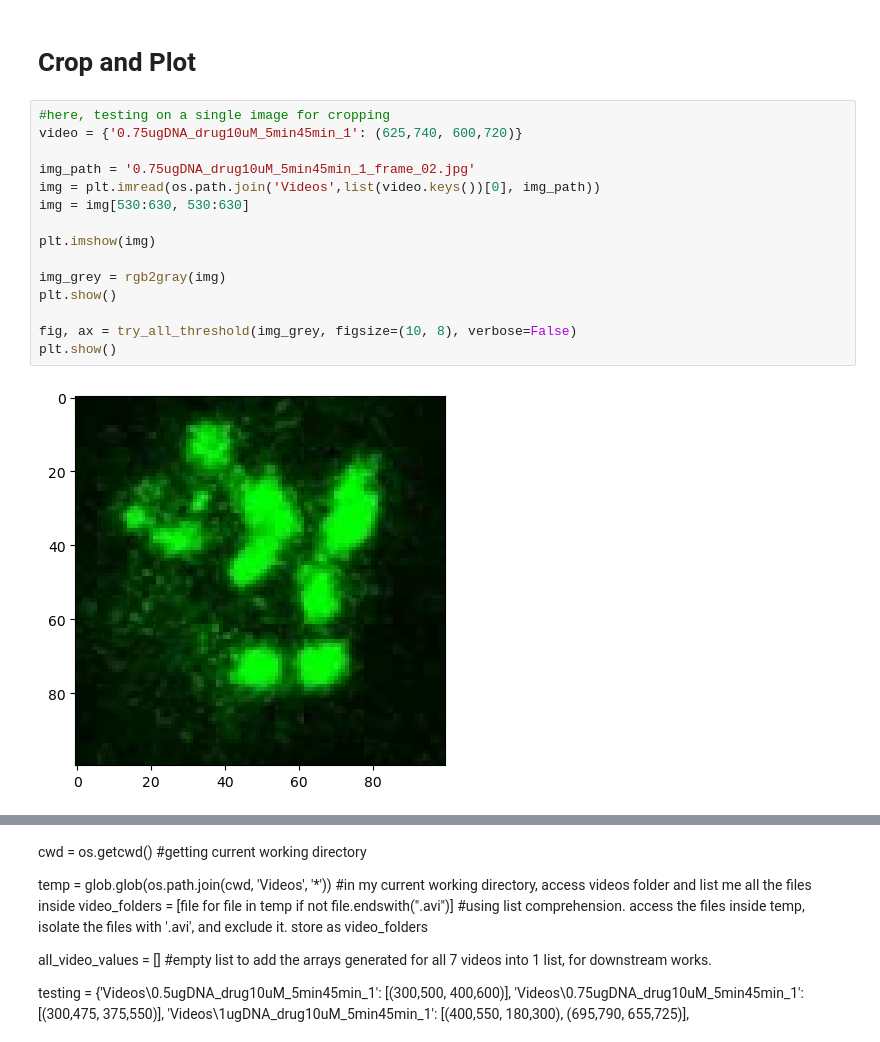
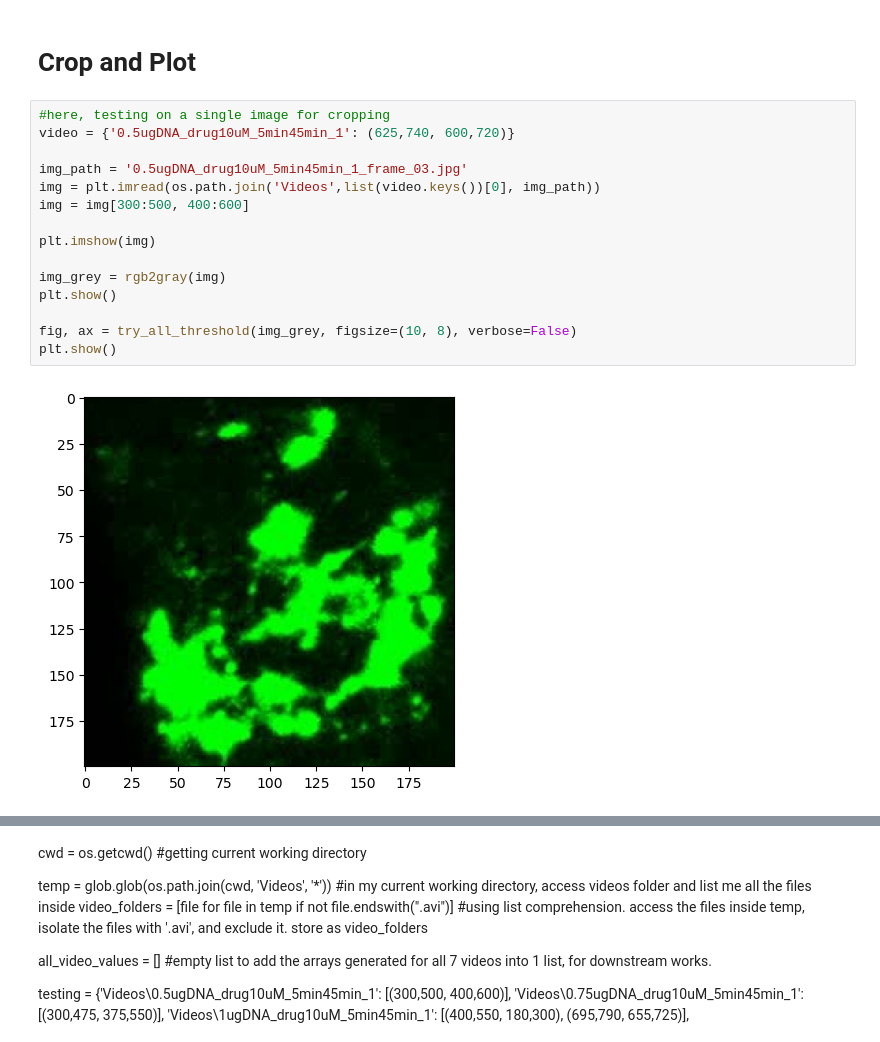
Before and after one commit to SPS-SP2273/learning-portfolio-2024-aug-immunoglobulinaustin, a Jupyter notebook: final_group_project/final_group_project.ipynb, the cells around one changed output, grey strips where cells are left out. Drawn from its saved outputs; the diff is of its cells as text.

```diff
--- a/final_group_project/final_group_project.ipynb
+++ b/final_group_project/final_group_project.ipynb
@@ -145,18 +145,18 @@ for i, folder in enumerate(video_folders): #for index inside folder, count the n
 # Crop and Plot
 # %%
 #here, testing on a single image for cropping
-video = {'0.75ugDNA_drug10uM_5min45min_1': (625,740, 600,720)}
+video = {'0.5ugDNA_drug10uM_5min45min_1': (625,740, 600,720)}
 
-img_path = '0.75ugDNA_drug10uM_5min45min_1_frame_02.jpg'
+img_path = '0.5ugDNA_drug10uM_5min45min_1_frame_03.jpg'
 img = plt.imread(os.path.join('Videos',list(video.keys())[0], img_path))
-img = img[530:630, 530:630]
+img = img[300:500, 400:600]
 
 plt.imshow(img)
 
 img_grey = rgb2gray(img)
 plt.show()
 
 fig, ax = try_all_threshold(img_grey, figsize=(10, 8), verbose=False)
 plt.show()
 # %% [output]
-[figure, old version]
+[figure, new version]
```
Also changed, not shown: parts of 5 cells of this notebook, 25 other files.
